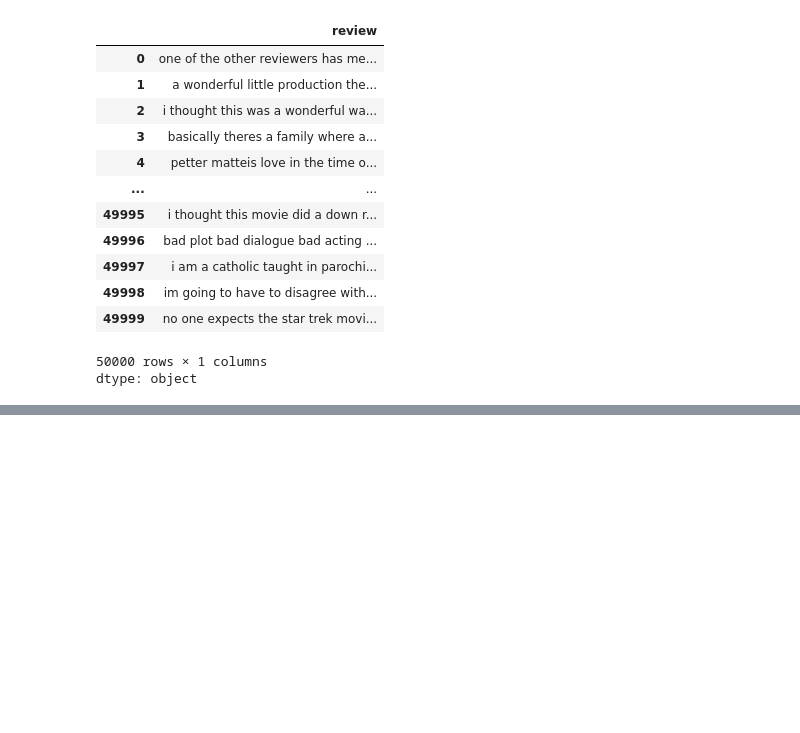
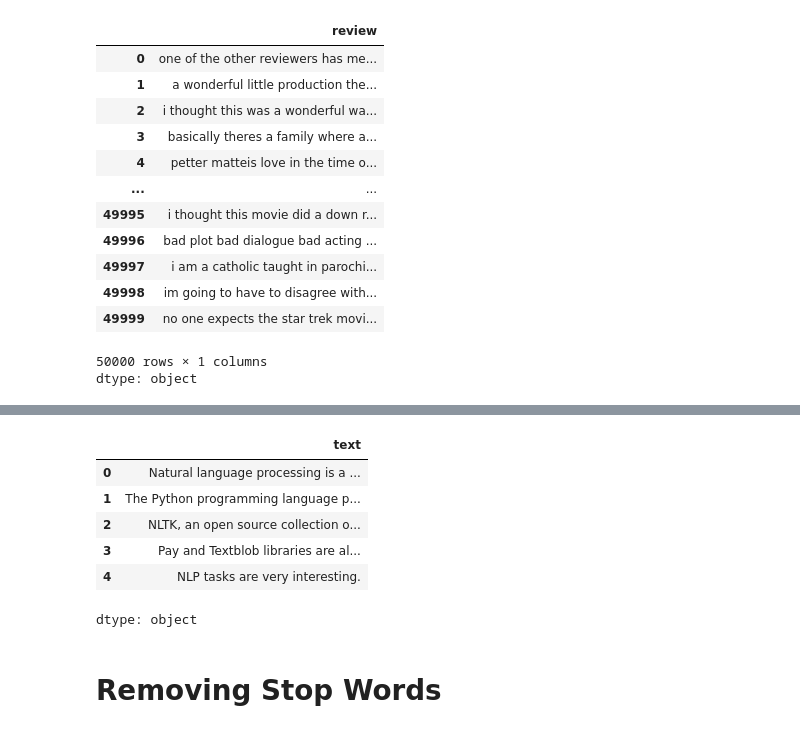
Before and after one commit to minhaz1172/NLP, a Jupyter notebook: Text_Preprocessing(part1).ipynb, the cells around one changed output, grey strips where cells are left out. Cells and saved outputs as stored; diff of their text form; code cells hidden in the pictures; blank space fills up the shorter version.

Commit message:
spelling correction,remove stopwords,handling emoji

```diff
--- a/Text_Preprocessing(part1).ipynb
+++ b/Text_Preprocessing(part1).ipynb
@@ -193,0 +210,11 @@ dtype: object
+# %%
+text3 = [
+'Natural languuage procesing is a branch of computer sciance and   artifecial intelligance.',
+'The Python programing language provides a wide range of tools and libraries for NLP tassks.',
+'NLTK, an open source colection of libraries for buildding NLP programs.',
+'Spacy and Textblob libraries are also quite popular.',
+'NLP tasks are very interresting.'
+]
+# %%
+import pandas as pd
+pd.set_option('display.max_colwidth',500)
@@ -193,0 +223,3 @@ dtype: object
+# %%
+df=pd.DataFrame({'text':text3})
+print(df)
@@ -193,0 +233,12 @@ dtype: object
+# %%
+df['text'].apply(lambda x:str(TextBlob(x).correct()))
+# %% [output]
+|  | text |
+| 0 | Natural language processing is a ... |
+| 1 | The Python programming language p... |
+| 2 | NLTK, an open source collection o... |
+| 3 | Pay and Textblob libraries are al... |
+| 4 | NLP tasks are very interesting. |
+dtype: object
+# %% [markdown]
+# Removing Stop Words
```
Also changed, not shown: parts of 20 cells of this notebook.
